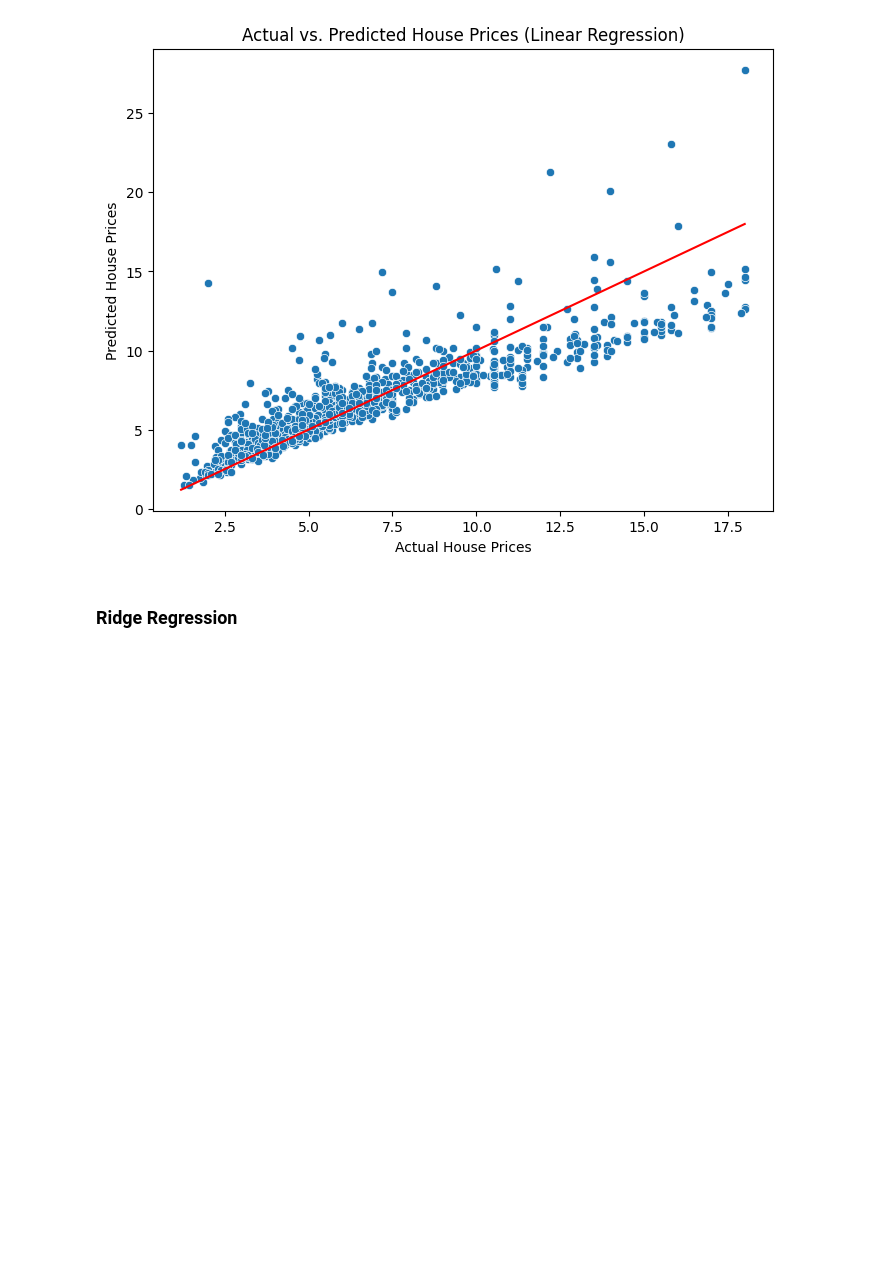
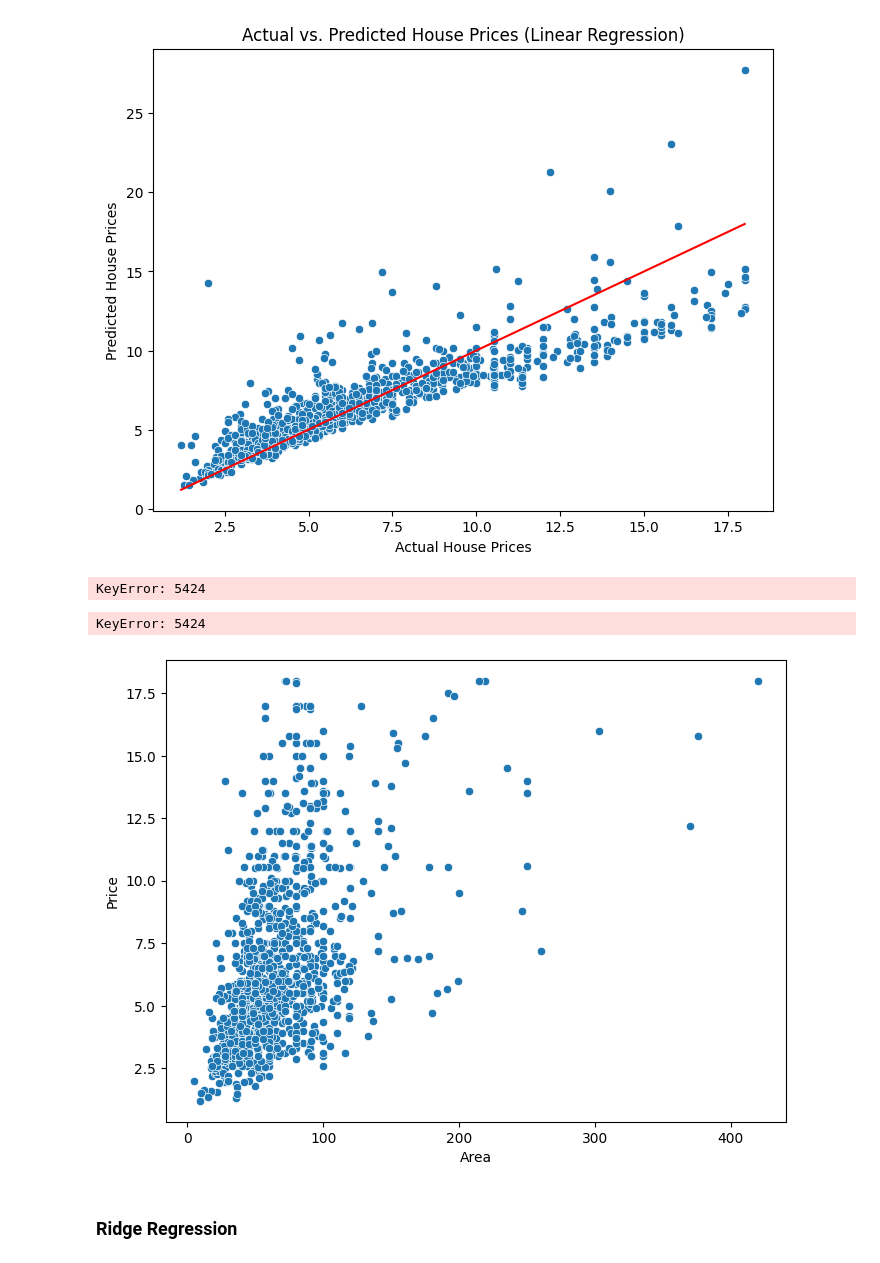
Before and after one commit to vtphatt2/House-Price-Prediction, a Jupyter notebook: Regression/regression_models.ipynb, the cells around one changed output. Saved outputs shown, nothing was run; the diff lists cells and outputs as text; code cells hidden in the pictures; blank space fills up the shorter version.

```diff
--- a/Regression/regression_models.ipynb
+++ b/Regression/regression_models.ipynb
@@ -74,6 +74,35 @@ plt.grid(False)
 plt.show()
 # %% [output]
 [figure]
+# %%
+min_index = X_test['Area'].idxmin()
+max_index = X_test['Area'].idxmax()
+y_test_pred = pd.DataFrame(y_test_pred)
+
+print(y_test_pred.loc[max_index, 0])
+# %% [output]
+KeyError: 5424
+# %%
+# Create a scatter plot
+plt.figure(figsize = (8, 6))
+sns.scatterplot(x = X_test['Area'], y = y_test)
+
+min_index = X_test['Area'].idxmin()
+max_index = X_test['Area'].idxmax()
+y_test_pred = pd.DataFrame(y_test_pred)
+# Plot a line for perfect predictions
+plt.plot([X_test.loc[min_index, 'Area'], X_test.loc[max_index, 'Area']],
+         [y_test_pred.loc[min_index, 0], y_test_pred.loc[max_index, 0]],
+         color = 'red', linestyle = '-')
+
+plt.title('Actual vs. Predicted House Prices (Linear Regression)')
+plt.xlabel('Actual House Prices')
+plt.ylabel('Predicted House Prices')
+plt.grid(False)
+plt.show()
+# %% [output]
+KeyError: 5424
+[figure, added]
 # %% [markdown]
 ### **Ridge Regression**
 # %%
```
Also changed, not shown: 2 other files.
